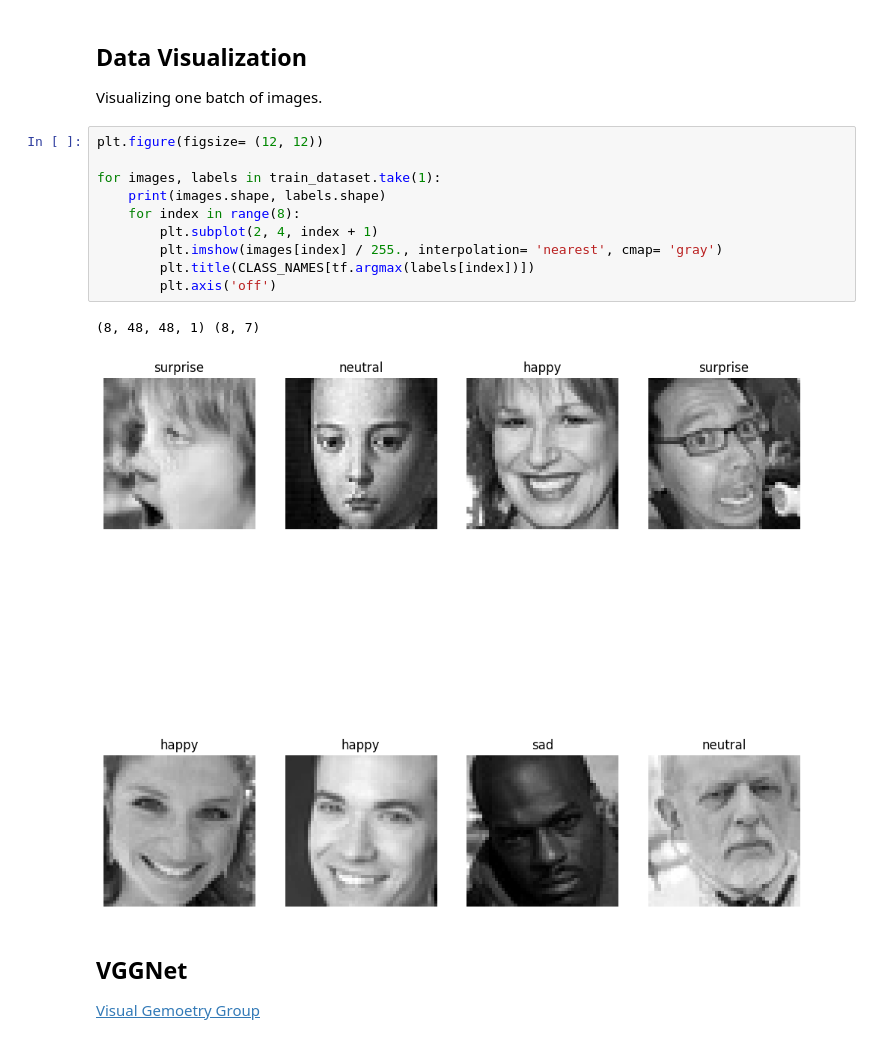
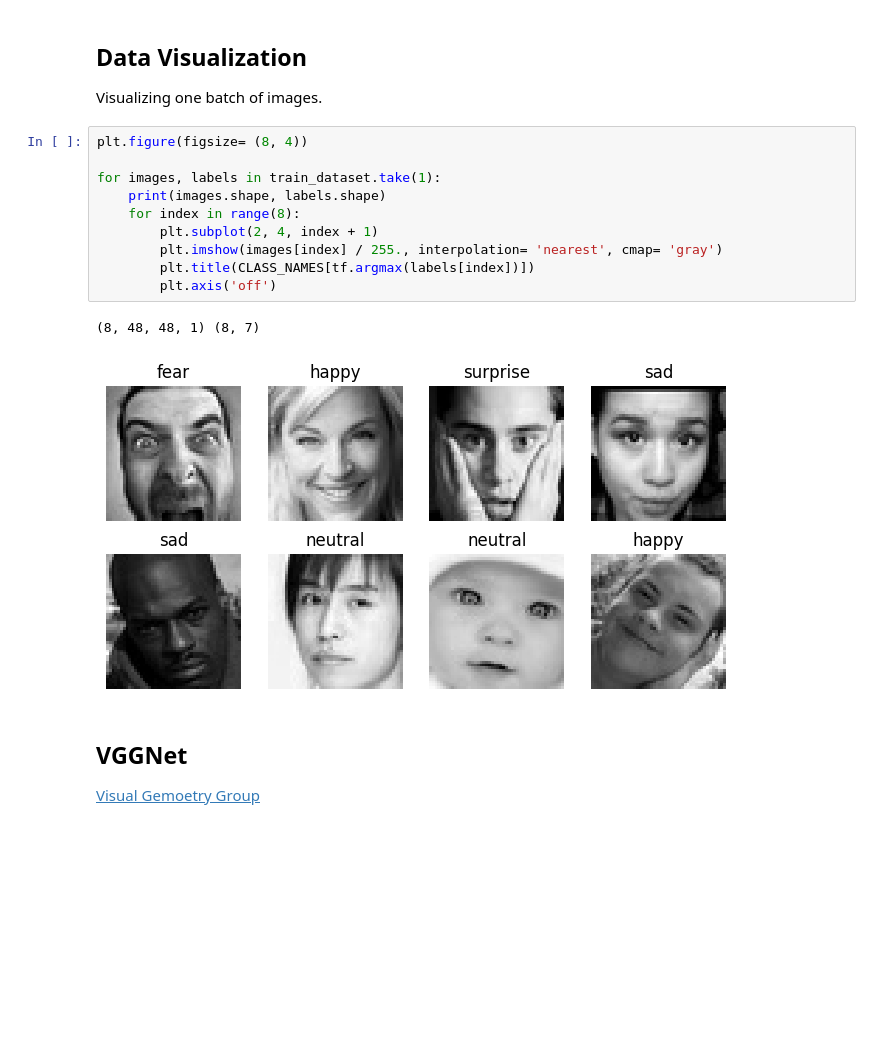
Before and after one commit to Harshit1234G/Computer-Vision, a Jupyter notebook: human_emotion_detection/facial-emotion-classification.ipynb, the cells around one changed output. Drawn from its saved outputs; the diff is of its cells as text; blank space fills up the shorter version.

```diff
--- a/human_emotion_detection/facial-emotion-classification.ipynb
+++ b/human_emotion_detection/facial-emotion-classification.ipynb
@@ -69,18 +69,18 @@ train_dataset = (
 ## Data Visualization
 Visualizing one batch of images.
 # %%
-plt.figure(figsize= (12, 12))
+plt.figure(figsize= (8, 4))
 
 for images, labels in train_dataset.take(1):
     print(images.shape, labels.shape)
     for index in range(8):
         plt.subplot(2, 4, index + 1)
         plt.imshow(images[index] / 255., interpolation= 'nearest', cmap= 'gray')
         plt.title(CLASS_NAMES[tf.argmax(labels[index])])
         plt.axis('off')
 # %% [output]
 (8, 48, 48, 1) (8, 7)
-[figure, old version]
+[figure, new version]
 # %% [markdown]
 ## VGGNet
 [Visual Gemoetry Group](https://www.geeksforgeeks.org/vgg-16-cnn-model/)
```
Also changed, not shown: parts of 7 cells of this notebook, 2 other files.
